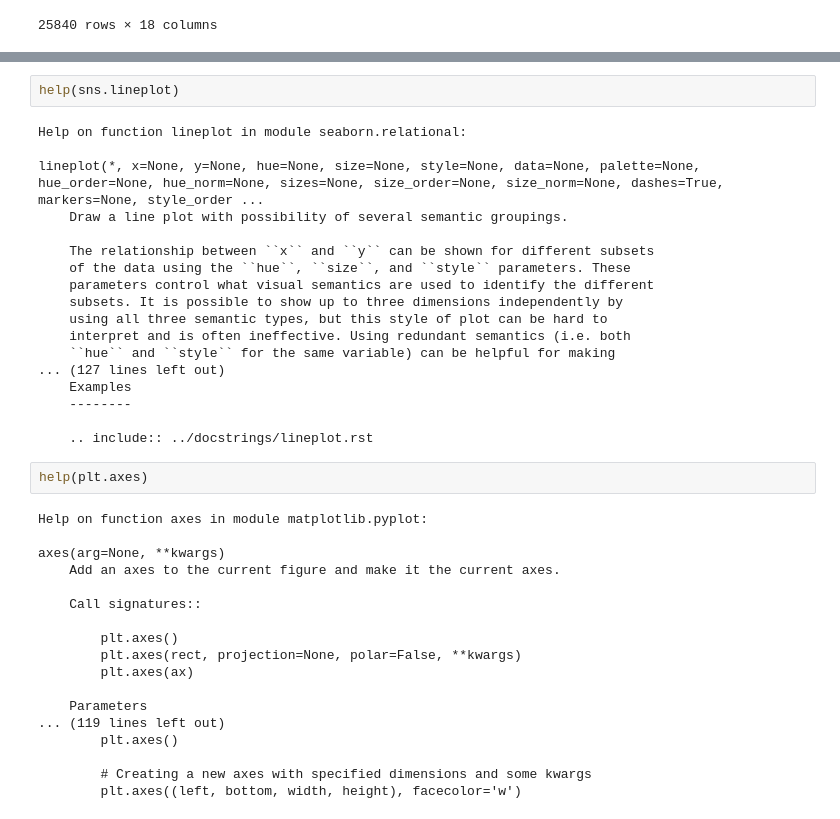
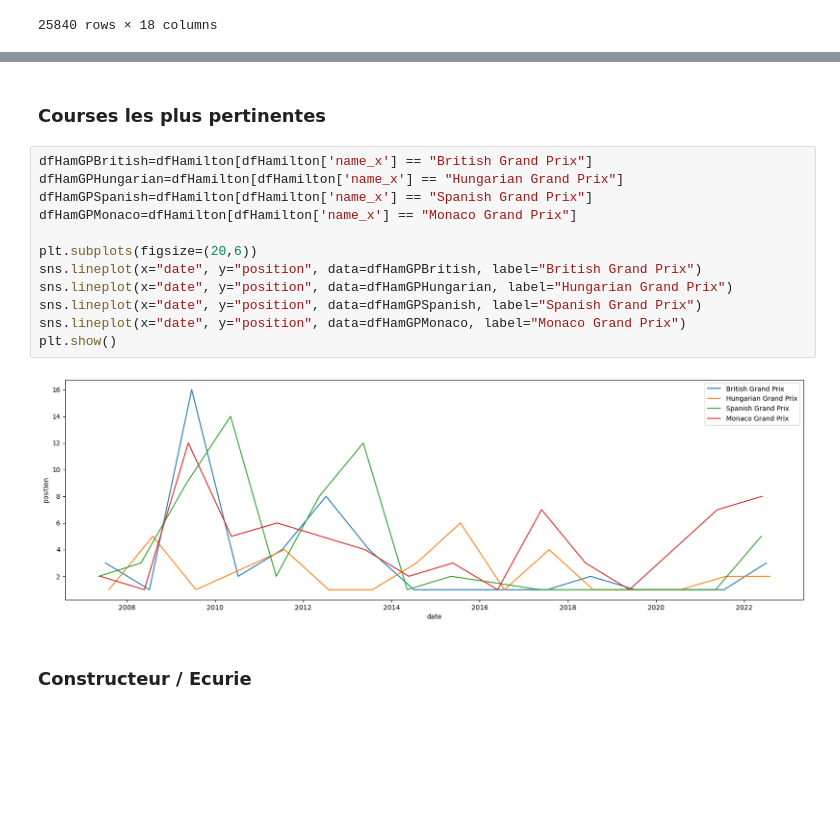
Before and after one commit to AdamSerrakh/FormationGreta, a Jupyter notebook: ProjetF1/Untitled.ipynb, the cells around one changed output, grey strips where cells are left out. Saved outputs shown, nothing was run; the diff lists cells and outputs as text; blank space fills up the shorter version.

```diff
--- a/ProjetF1/Untitled.ipynb
+++ b/ProjetF1/Untitled.ipynb
@@ -208,41 +237,19 @@ plt.show()
+# %% [markdown]
+  ### Courses les plus pertinentes
 # %%
-help(sns.lineplot)
+dfHamGPBritish=dfHamilton[dfHamilton['name_x'] == "British Grand Prix"]
+dfHamGPHungarian=dfHamilton[dfHamilton['name_x'] == "Hungarian Grand Prix"]
+dfHamGPSpanish=dfHamilton[dfHamilton['name_x'] == "Spanish Grand Prix"]
+dfHamGPMonaco=dfHamilton[dfHamilton['name_x'] == "Monaco Grand Prix"]
+
+plt.subplots(figsize=(20,6))
+sns.lineplot(x="date", y="position", data=dfHamGPBritish, label="British Grand Prix")
+sns.lineplot(x="date", y="position", data=dfHamGPHungarian, label="Hungarian Grand Prix")
+sns.lineplot(x="date", y="position", data=dfHamGPSpanish, label="Spanish Grand Prix")
+sns.lineplot(x="date", y="position", data=dfHamGPMonaco, label="Monaco Grand Prix")
+plt.show()
 # %% [output]
-Help on function lineplot in module seaborn.relational:
-
-lineplot(*, x=None, y=None, hue=None, size=None, style=None, data=None, palette=None, hue_order=None, hue_norm=None, sizes=None, size_order=None, size_norm=None, dashes=True, markers=None, style_order ...
-    Draw a line plot with possibility of several semantic groupings.
-
-    The relationship between ``x`` and ``y`` can be shown for different subsets
-    of the data using the ``hue``, ``size``, and ``style`` parameters. These
-    parameters control what visual semantics are used to identify the different
-    subsets. It is possible to show up to three dimensions independently by
-    using all three semantic types, but this style of plot can be hard to
-    interpret and is often ineffective. Using redundant semantics (i.e. both
-    ``hue`` and ``style`` for the same variable) can be helpful for making
-... (127 lines left out)
-    Examples
-    --------
-
-    .. include:: ../docstrings/lineplot.rst
+[figure, added]
-# %%
-help(plt.axes)
-# %% [output]
-Help on function axes in module matplotlib.pyplot:
-
-axes(arg=None, **kwargs)
-    Add an axes to the current figure and make it the current axes.
-
-    Call signatures::
-
-        plt.axes()
-        plt.axes(rect, projection=None, polar=False, **kwargs)
-        plt.axes(ax)
-
-    Parameters
-... (119 lines left out)
-        plt.axes()
-
-        # Creating a new axes with specified dimensions and some kwargs
-        plt.axes((left, bottom, width, height), facecolor='w')
+# %% [markdown]
+### Constructeur / Ecurie
 # %%
```
Also changed, not shown: parts of 38 cells of this notebook.
